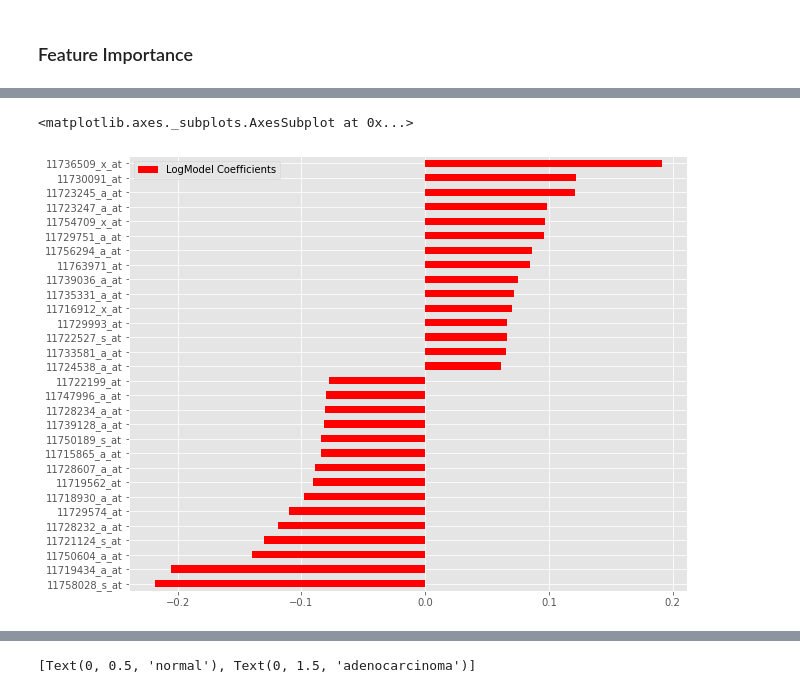
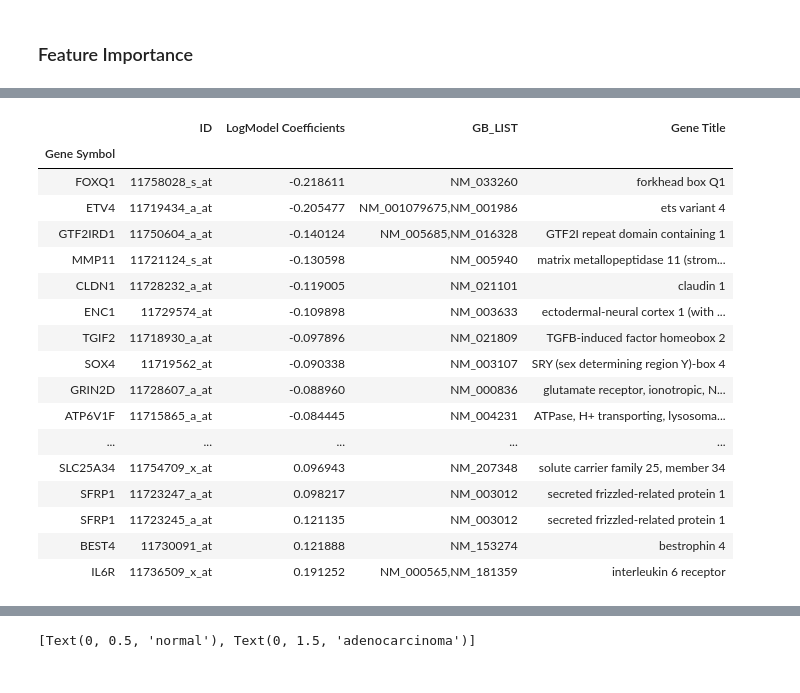
Before and after one commit to phamc4/Genetic_Diagnosis, a Jupyter notebook: Model_Comparisons.ipynb, the cells around one changed output, grey strips where cells are left out. Drawn from its saved outputs; the diff is of its cells as text; code cells hidden in the pictures.

Commit message:
Merge dataframes

```diff
--- a/Model_Comparisons.ipynb
+++ b/Model_Comparisons.ipynb
@@ -362,14 +384,40 @@ len(filtered_arr)
 # %%
 feat_scores = pd.DataFrame({'LogModel Coefficients': logmodel.coef_.reshape(X.columns.shape[0])},
                            index=X.columns)
 
 df1 = feat_scores.sort_values(by='LogModel Coefficients')[:15]
 df2 = feat_scores.sort_values(by='LogModel Coefficients')[-15:]
 
-top_40 = df1.append(df2)
+top_40 = df1.append(df2).reset_index()
+
+#Update ID column
+bool_mask = probeset['ID'].isin(top_40.reset_index()['index'])
+probeset[bool_mask]
 
 
-top_40.plot(kind='barh', figsize=(10,8), color='red')
+probeset[bool_mask]
+
+top_40.reset_index()
+top_40.rename({'index': 'ID'}, axis=1, inplace=True)
+
+top_40 = pd.merge(top_40, probeset[bool_mask], on="ID").set_index('Gene Symbol')
+top_40
 # %% [output]
-<matplotlib.axes._subplots.AxesSubplot at 0x...>
-[figure, removed]
+|  | ID | LogModel Coefficients | GB_LIST | Gene Title |
+| Gene Symbol |  |  |  |  |
+| FOXQ1 | 11758028_s_at | -0.218611 | NM_033260 | forkhead box Q1 |
+| ETV4 | 11719434_a_at | -0.205477 | NM_001079675,NM_001986 | ets variant 4 |
+| GTF2IRD1 | 11750604_a_at | -0.140124 | NM_005685,NM_016328 | GTF2I repeat domain containing 1 |
+| MMP11 | 11721124_s_at | -0.130598 | NM_005940 | matrix metallopeptidase 11 (strom... |
+| CLDN1 | 11728232_a_at | -0.119005 | NM_021101 | claudin 1 |
+| ENC1 | 11729574_at | -0.109898 | NM_003633 | ectodermal-neural cortex 1 (with ... |
+| TGIF2 | 11718930_a_at | -0.097896 | NM_021809 | TGFB-induced factor homeobox 2 |
+| SOX4 | 11719562_at | -0.090338 | NM_003107 | SRY (sex determining region Y)-box 4 |
+| GRIN2D | 11728607_a_at | -0.088960 | NM_000836 | glutamate receptor, ionotropic, N... |
+| ATP6V1F | 11715865_a_at | -0.084445 | NM_004231 | ATPase, H+ transporting, lysosoma... |
+| ... | ... | ... | ... | ... |
+| SLC25A34 | 11754709_x_at | 0.096943 | NM_207348 | solute carrier family 25, member 34 |
+| SFRP1 | 11723247_a_at | 0.098217 | NM_003012 | secreted frizzled-related protein 1 |
+| SFRP1 | 11723245_a_at | 0.121135 | NM_003012 | secreted frizzled-related protein 1 |
+| BEST4 | 11730091_at | 0.121888 | NM_153274 | bestrophin 4 |
+| IL6R | 11736509_x_at | 0.191252 | NM_000565,NM_181359 | interleukin 6 receptor |
```
Also changed, not shown: parts of 4 cells of this notebook.
